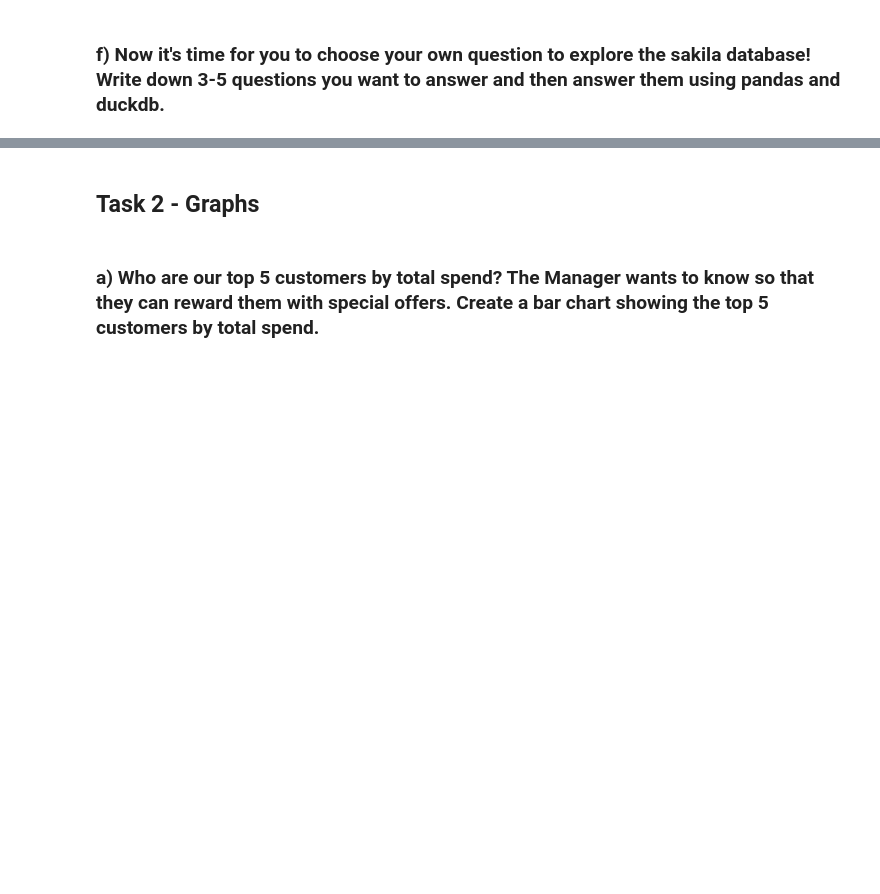
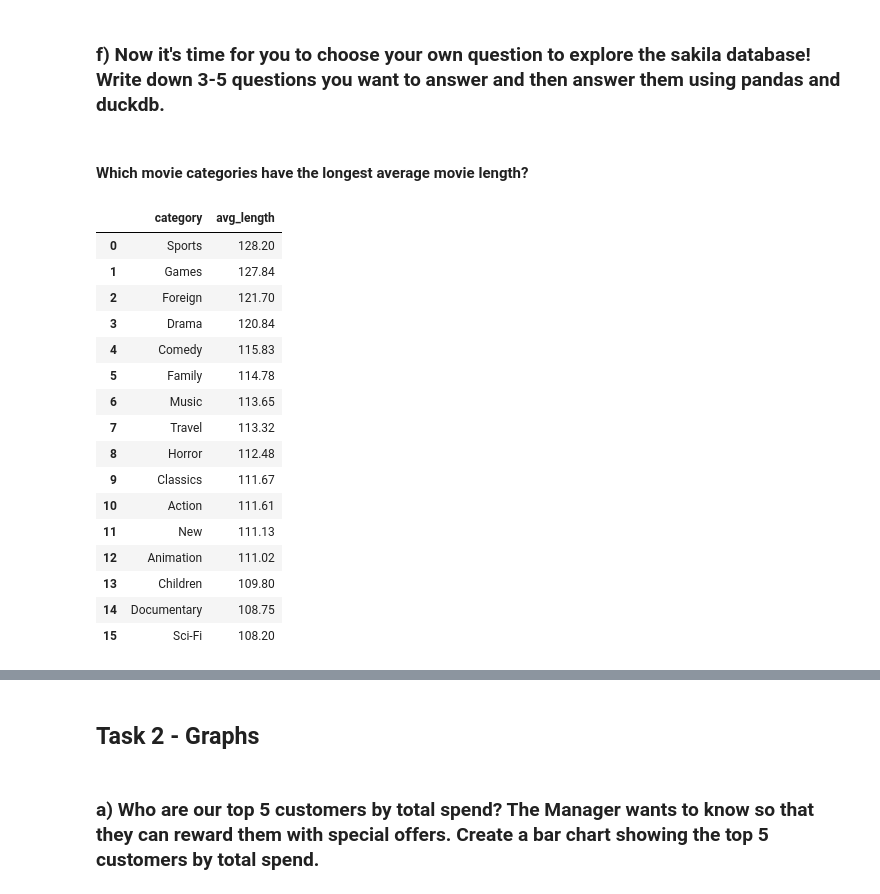
Before and after one commit to omeraytug/omeraytug_lab_sakila, a Jupyter notebook: tasks_sakila.ipynb, the cells around one changed output, grey strips where cells are left out. Drawn from its saved outputs; the diff is of its cells as text; code cells hidden in the pictures; blank space fills up the shorter version.

```diff
--- a/tasks_sakila.ipynb
+++ b/tasks_sakila.ipynb
@@ -189,2 +189,34 @@ films_joined.head(10)
 # %% [markdown]
 ### f) Now it's time for you to choose your own question to explore the sakila database! Write down 3-5 questions you want to answer and then answer them using pandas and duckdb.
+# %% [markdown]
+#### Which movie categories have the longest average movie length?
+# %%
+query_sakila("""
+    SELECT
+        c.name AS category,
+        ROUND(AVG(f.length), 2) AS avg_length
+    FROM
+        staging.film AS f
+    JOIN staging.film_category AS fc USING (film_id)
+    JOIN staging.category AS c USING (category_id)
+    GROUP BY category
+    ORDER BY avg_length DESC;
+""")
+# %% [output]
+|  | category | avg_length |
+| 0 | Sports | 128.20 |
+| 1 | Games | 127.84 |
+| 2 | Foreign | 121.70 |
+| 3 | Drama | 120.84 |
+| 4 | Comedy | 115.83 |
+| 5 | Family | 114.78 |
+| 6 | Music | 113.65 |
+| 7 | Travel | 113.32 |
+| 8 | Horror | 112.48 |
+| 9 | Classics | 111.67 |
+| 10 | Action | 111.61 |
+| 11 | New | 111.13 |
+| 12 | Animation | 111.02 |
+| 13 | Children | 109.80 |
+| 14 | Documentary | 108.75 |
+| 15 | Sci-Fi | 108.20 |
```
Also changed, not shown: parts of 5 cells of this notebook, 18 other files.
